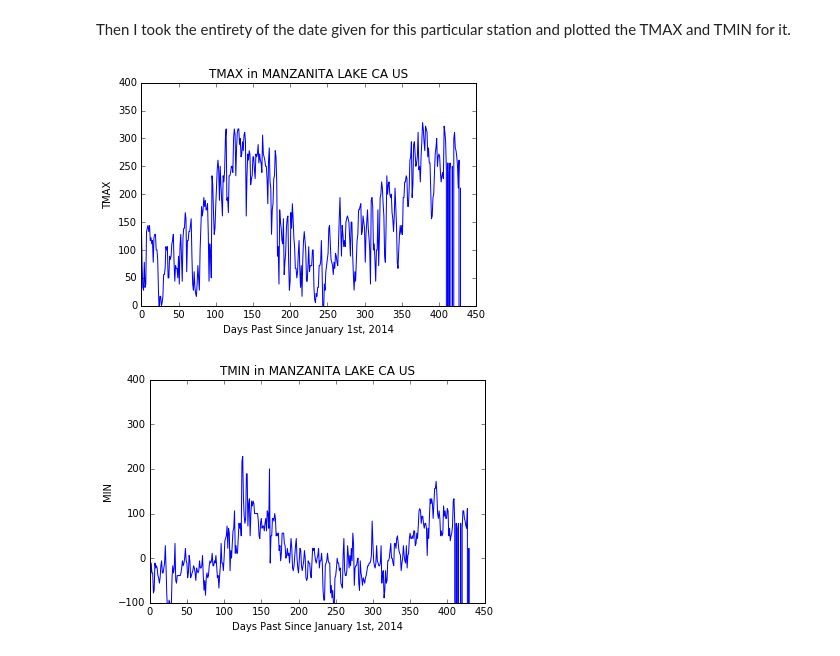
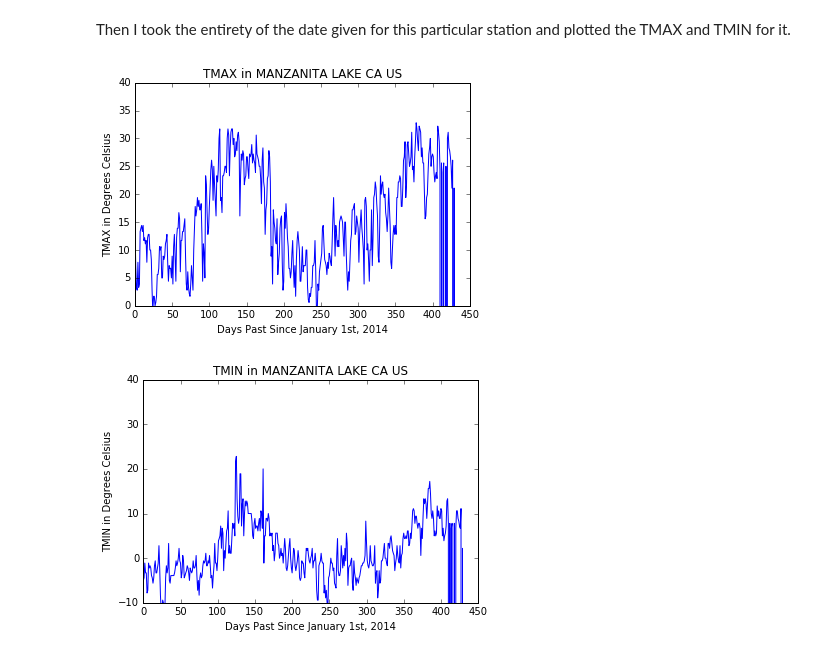
Before and after one commit to chapman-phys227-2016s/hw-4-patti102, a Jupyter notebook: hw4.py.ipynb, the cells around one changed output. Cells and saved outputs as stored; diff of their text form; code cells hidden in the pictures.

Commit message:
Updated graphs

```diff
--- a/hw4.py.ipynb
+++ b/hw4.py.ipynb
@@ -39,23 +39,23 @@ show()
 Then I took the entirety of the date given for this particular station and plotted the TMAX and TMIN for it.
 # %%
 myStationYear = range(74602 - 74171)
-myStationTMAX = station_file['TMAX'][74171 : 74602]
-myStationTMIN = station_file['TMIN'][74171 : 74602]
+myStationTMAX = station_file['TMAX'][74171 : 74602] / 10.0
+myStationTMIN = station_file['TMIN'][74171 : 74602] / 10.0
 # %%
 plot(myStationYear, myStationTMAX, 'b-')
 xlabel('Days Past Since January 1st, 2014')
-ylabel('TMAX')
-ylim([0, 400])
+ylabel('TMAX in Degrees Celsius')
+ylim([0, 40])
 title('TMAX in MANZANITA LAKE CA US')
 show()
 # %% [output]
-[figure, old version]
+[figure, new version]
 # %%
 plot(myStationYear, myStationTMIN, 'b-')
 xlabel('Days Past Since January 1st, 2014')
-ylabel('MIN')
-ylim([-100, 400])
+ylabel('TMIN in Degrees Celsius')
+ylim([-10, 40])
 title('TMIN in MANZANITA LAKE CA US')
 show()
 # %% [output]
-[figure, old version]
+[figure, new version]
```
